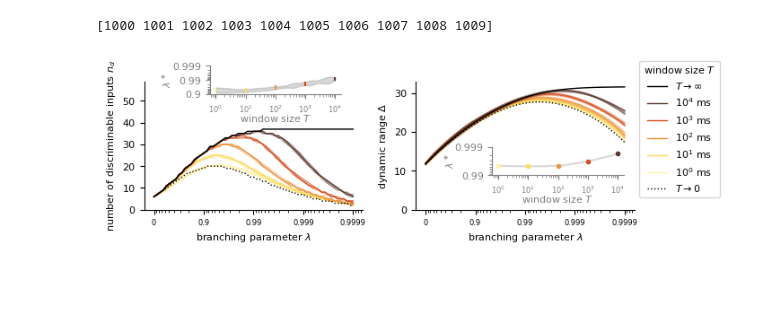
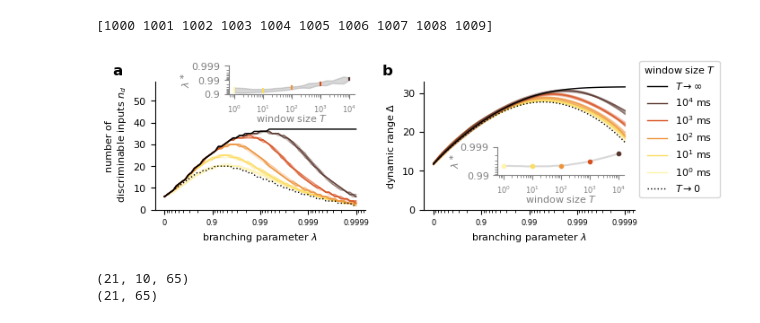
Before and after one commit to sahelazizpour/Finite-Observation-Dynamic-Range, a Jupyter notebook: 6_plot_results.ipynb, the cells around one changed output. Saved outputs shown, nothing was run; the diff lists cells and outputs as text; code cells hidden in the pictures; blank space fills up the shorter version.

```diff
--- a/6_plot_results.ipynb
+++ b/6_plot_results.ipynb
@@ -332,7 +332,7 @@ if len(nds_0)>0:
     ax[0].plot(1 - lams_0, nds_0, color="black", linestyle='dotted', linewidth=1.0)
 ax[0].set_xlabel("branching parameter $\lambda$")
 ax[0].set_ylim(0, 59)
-ax[0].set_ylabel("number of discriminable inputs $n_d$")
+ax[0].set_ylabel(f"number of\n discriminable inputs $n_d$")
 ax[0].set_xscale("log")
 ax[0].set_xticks([1e-4, 1e-3, 1e-2, 1e-1, 1e0])
 ax[0].set_xticklabels(["0.9999", "0.999", "0.99", "0.9", "0"])
@@ -341,7 +341,7 @@ ax[0].spines['top'].set_visible(False)
 ax[0].spines['right'].set_visible(False)
 # inset
 axins=[]
-axins.append(ax[0].inset_axes([0.30, 0.90, 0.6, 0.22]))
+axins.append(ax[0].inset_axes([0.35, 0.90, 0.6, 0.22]))
 # plot bars between upper and lower bound
 upper = 1-sub_lam_max_nds_lower
 lower = 1-sub_lam_max_nds_upper
@@ -393,33 +393,69 @@ for inset in axins:
     inset.set_xlabel("window size $T$", labelpad=-1)
     inset.set_xscale("log")
     # y label
     inset.set_ylabel("$\lambda^\\ast$", labelpad=-1)
     inset.set_yscale("log")
     inset.invert_yaxis()
     if inset == axins[0]:
         inset.set_yticks([1e-1, 1e-2, 1e-3])
         inset.set_yticklabels(["0.9", "0.99", "0.999"])
     if inset == axins[1]:
         inset.set_yticks([1e-2, 1e-3])
         inset.set_yticklabels(["0.99", "0.999"])
         plt.setp(inset.get_yminorticklabels(), visible=False)
 
 
 # set labels for colors
 ax[0].plot([], [], color='black', linestyle='dotted', label='$T \\to 0$', linewidth=1.0)
 for i, window in enumerate(focus_windows):
     ax[0].plot([], [], color=focus_colors[i], label=focus_legends[i], linewidth=1.0)
 ax[0].plot([], [], color='black', label='$T \\to \infty$', linewidth=1.0)
 # reverse order of legend
 handles, labels = ax[0].get_legend_handles_labels()
 # set legend outside of main plots
 ax[1].legend(handles[::-1], labels[::-1], loc='best', bbox_to_anchor=(1.00, 1.2), title="window size $T$")
 
 # add labels to subplots
-
-
+ax[0].annotate("a", xy=(-0.2, 1.05), xycoords="axes fraction", fontsize=12, fontweight='bold')
+ax[1].annotate("b", xy=(-0.2, 1.05), xycoords="axes fraction", fontsize=12, fontweight='bold')
 
 plt.tight_layout()
 plt.savefig("figures/fig_results_nu0.2.pdf", bbox_inches='tight', dpi=600)
 # %% [output]
-[figure, old version]
+[figure, new version]
+# %%
+# load data and calculate maxima of drs and nds
+windows = np.sort(sub_results["window"].unique())
+seeds = np.sort(sub_results.seed.unique())
+
+lam = [[] for i in range(len(windows))]
+nds = [[] for i in range(len(windows))]
+drs = [[] for i in range(len(windows))]
+# iterate over all windows
+for (i,window) in enumerate(windows):
+    # reduce dataframe to current window
+    sel = sub_results[sub_results["window"] == window]
+    for (s, seed) in enumerate(seeds):
+        # load file
+        filename = sub_results[(sub_results["window"] == window) & (sub_results["seed"] == seed)].filename.values[0]
+        # reduce filename to the path from ./results/
+        filename = filename[filename.find("results/"):]
+        lams_data, drs_data, nds_data = np.loadtxt(f"{filename}", skiprows=1, unpack=True)
+        lam[i].append(lams_data)
+        nds[i].append(nds_data)
+        drs[i].append(drs_data)
+
+nds = np.array(nds)
+drs = np.array(drs)
+print(nds.shape)
+
+lams = lam[0][0]
+nds_lam_T = np.zeros((len(windows), len(lams)))
+drs_lam_T = np.zeros((len(windows), len(lams)))
+print(nds_lam_T.shape)
+
+nds_lam_T = np.mean(nds, axis=1)
+drs_lam_T = np.mean(drs, axis=1)
+# %% [output]
+(21, 10, 65)
+(21, 65)
```
Also changed, not shown: parts of 2 cells of this notebook, 5 other files.
